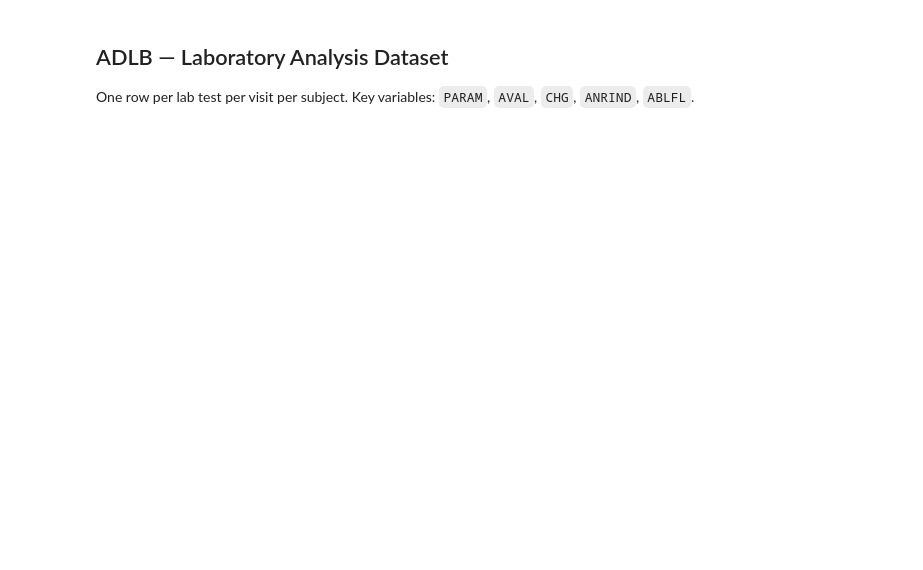
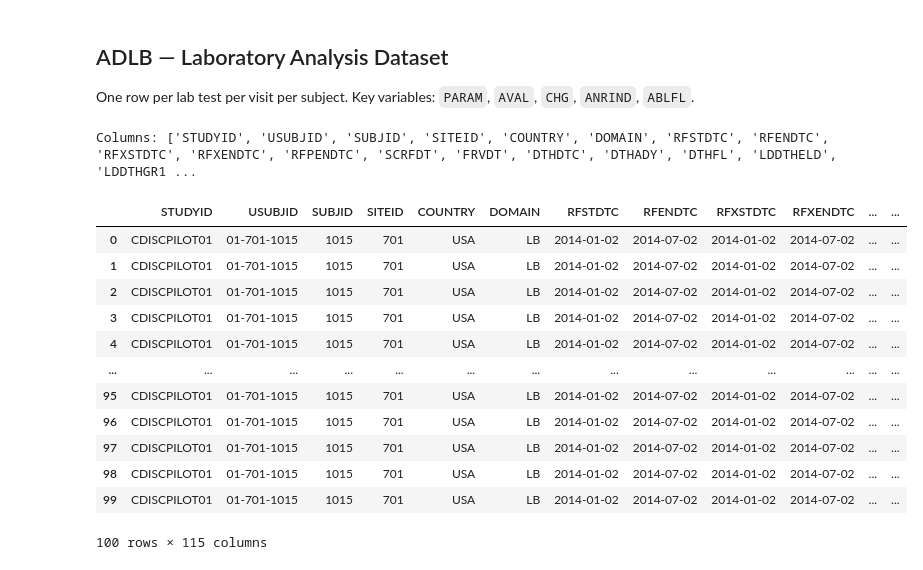
Before and after one commit to lukem2020/r_programming_tutorials, a Jupyter notebook: notebooks/adam_viewer.ipynb, the cells around one changed output. Drawn from its saved outputs; the diff is of its cells as text; code cells hidden in the pictures; blank space fills up the shorter version.

```diff
--- a/notebooks/adam_viewer.ipynb
+++ b/notebooks/adam_viewer.ipynb
@@ -16,7 +16,7 @@ except ImportError:
 import pandas as pd
 import os
 
-data_dir = os.path.join("..", "data", "simulated")
+data_dir = os.path.join("..", "data", "adam")
 
 ADSL = pyreadr.read_r(os.path.join(data_dir, "ADSL.rds"))[None]
 ADAE = pyreadr.read_r(os.path.join(data_dir, "ADAE.rds"))[None]
@@ -54,7 +105,22 @@ teae["AEDECOD"].value_counts().head(10).reset_index().rename(
 One row per lab test per visit per subject. Key variables: `PARAM`, `AVAL`, `CHG`, `ANRIND`, `ABLFL`.
 # %%
 print("Columns:", list(ADLB.columns))
-ADLB.head(10)
+ADLB.head(100)
+# %% [output]
+Columns: ['STUDYID', 'USUBJID', 'SUBJID', 'SITEID', 'COUNTRY', 'DOMAIN', 'RFSTDTC', 'RFENDTC', 'RFXSTDTC', 'RFXENDTC', 'RFPENDTC', 'SCRFDT', 'FRVDT', 'DTHDTC', 'DTHADY', 'DTHFL', 'LDDTHELD', 'LDDTHGR1 ...
+|  | STUDYID | USUBJID | SUBJID | SITEID | COUNTRY | DOMAIN | RFSTDTC | RFENDTC | RFXSTDTC | RFXENDTC | ... | ... |
+| 0 | CDISCPILOT01 | 01-701-1015 | 1015 | 701 | USA | LB | 2014-01-02 | 2014-07-02 | 2014-01-02 | 2014-07-02 | ... | ... |
+| 1 | CDISCPILOT01 | 01-701-1015 | 1015 | 701 | USA | LB | 2014-01-02 | 2014-07-02 | 2014-01-02 | 2014-07-02 | ... | ... |
+| 2 | CDISCPILOT01 | 01-701-1015 | 1015 | 701 | USA | LB | 2014-01-02 | 2014-07-02 | 2014-01-02 | 2014-07-02 | ... | ... |
+| 3 | CDISCPILOT01 | 01-701-1015 | 1015 | 701 | USA | LB | 2014-01-02 | 2014-07-02 | 2014-01-02 | 2014-07-02 | ... | ... |
+| 4 | CDISCPILOT01 | 01-701-1015 | 1015 | 701 | USA | LB | 2014-01-02 | 2014-07-02 | 2014-01-02 | 2014-07-02 | ... | ... |
+| ... | ... | ... | ... | ... | ... | ... | ... | ... | ... | ... | ... | ... |
+| 95 | CDISCPILOT01 | 01-701-1015 | 1015 | 701 | USA | LB | 2014-01-02 | 2014-07-02 | 2014-01-02 | 2014-07-02 | ... | ... |
+| 96 | CDISCPILOT01 | 01-701-1015 | 1015 | 701 | USA | LB | 2014-01-02 | 2014-07-02 | 2014-01-02 | 2014-07-02 | ... | ... |
+| 97 | CDISCPILOT01 | 01-701-1015 | 1015 | 701 | USA | LB | 2014-01-02 | 2014-07-02 | 2014-01-02 | 2014-07-02 | ... | ... |
+| 98 | CDISCPILOT01 | 01-701-1015 | 1015 | 701 | USA | LB | 2014-01-02 | 2014-07-02 | 2014-01-02 | 2014-07-02 | ... | ... |
+| 99 | CDISCPILOT01 | 01-701-1015 | 1015 | 701 | USA | LB | 2014-01-02 | 2014-07-02 | 2014-01-02 | 2014-07-02 | ... | ... |
+100 rows × 115 columns
 # %%
 # Unique lab parameters
 print("Lab parameters:")
```
Also changed, not shown: parts of 6 cells of this notebook, 11 other files.
